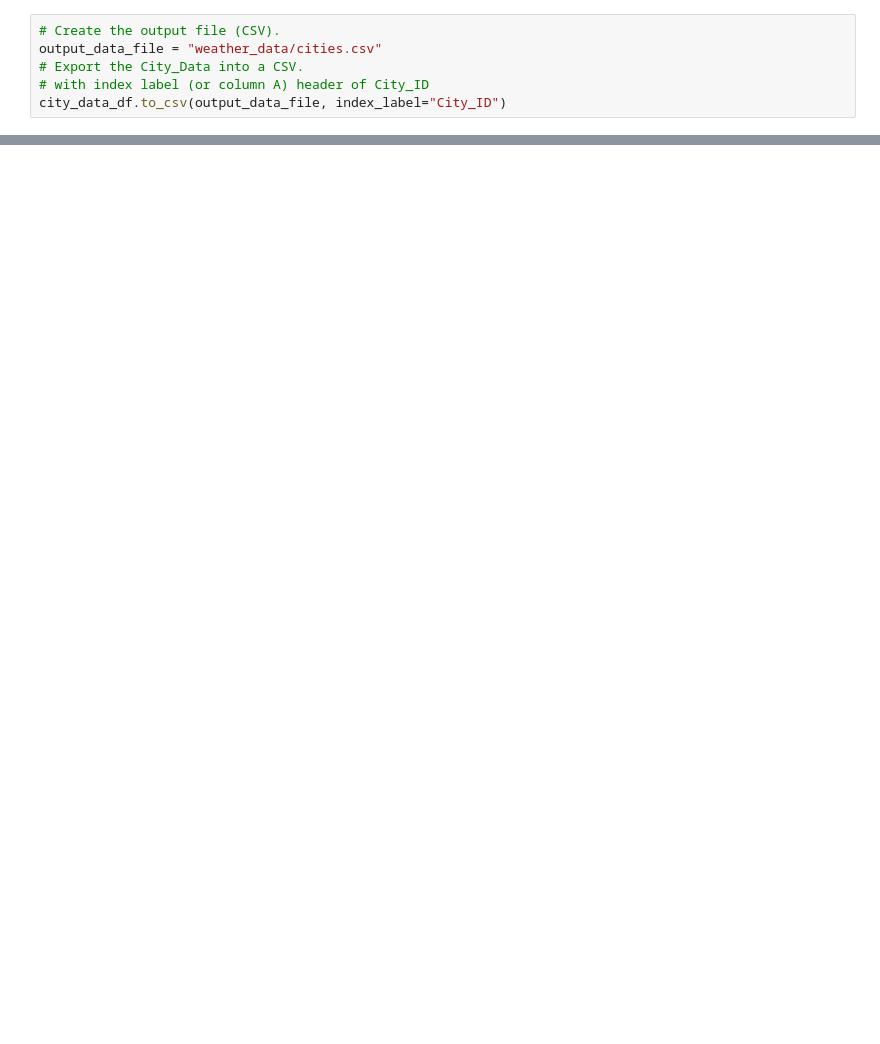
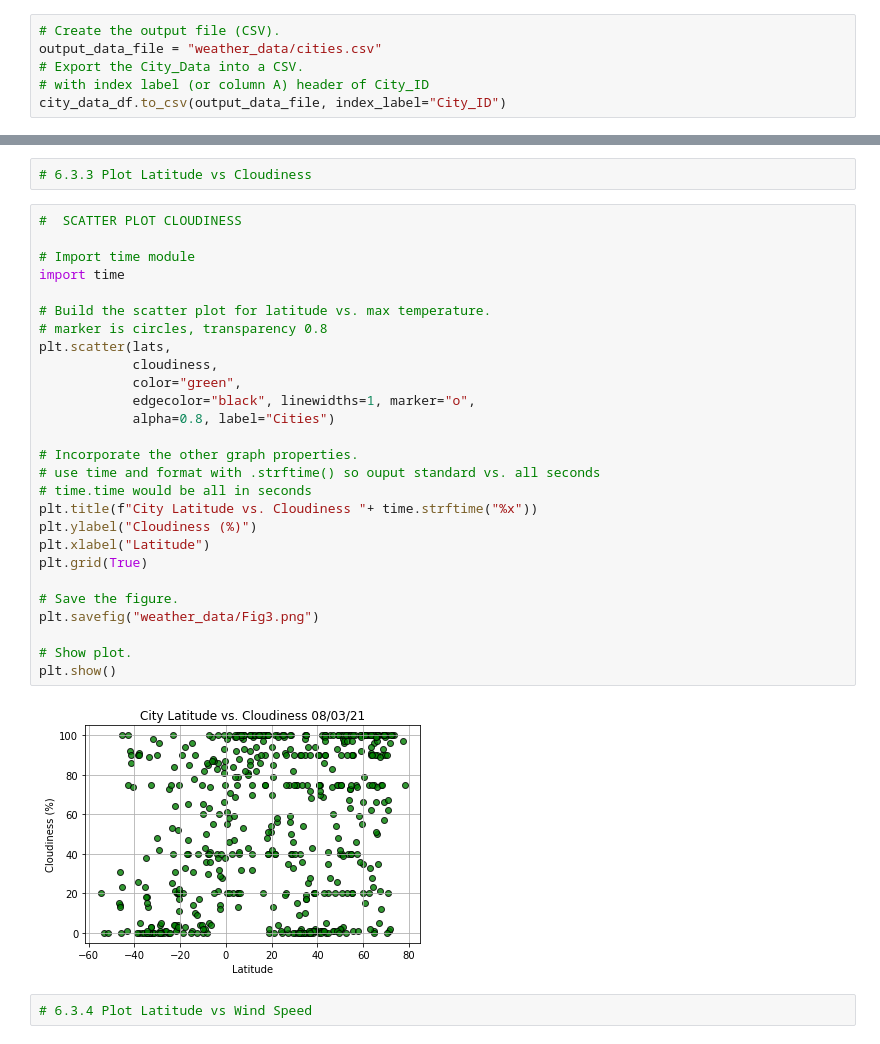
Before and after one commit to ckbauman/World_Weather_Analysis, a Jupyter notebook: WeatherPy.ipynb, the cells around one changed output, grey strips where cells are left out. Saved outputs shown, nothing was run; the diff lists cells and outputs as text; blank space fills up the shorter version.

```diff
--- a/WeatherPy.ipynb
+++ b/WeatherPy.ipynb
@@ -207,0 +280,33 @@ city_data_df.to_csv(output_data_file, index_label="City_ID")
+# %%
+# 6.3.3 Plot Latitude vs Cloudiness
+# %%
+#  SCATTER PLOT CLOUDINESS
+
+# Import time module
+import time
+
+# Build the scatter plot for latitude vs. max temperature.
+# marker is circles, transparency 0.8
+plt.scatter(lats,
+            cloudiness,
+            color="green",
+            edgecolor="black", linewidths=1, marker="o",
+            alpha=0.8, label="Cities")
+
+# Incorporate the other graph properties.
+# use time and format with .strftime() so ouput standard vs. all seconds
+# time.time would be all in seconds
+plt.title(f"City Latitude vs. Cloudiness "+ time.strftime("%x"))
+plt.ylabel("Cloudiness (%)")
+plt.xlabel("Latitude")
+plt.grid(True)
+
+# Save the figure.
+plt.savefig("weather_data/Fig3.png")
+
+# Show plot.
+plt.show()
+# %% [output]
+[figure, added]
+# %%
+# 6.3.4 Plot Latitude vs Wind Speed
```
Also changed, not shown: parts of 12 cells of this notebook, 6 other files.
